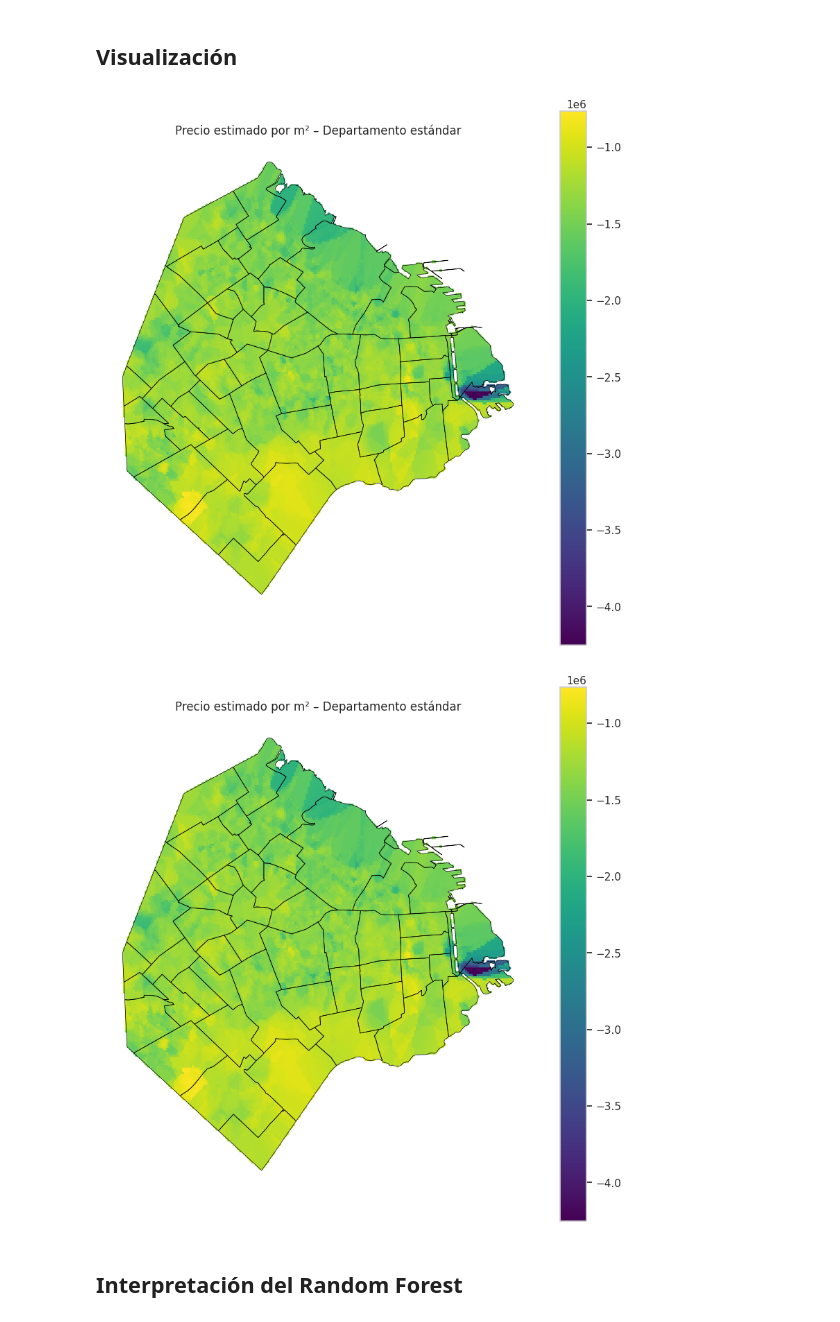
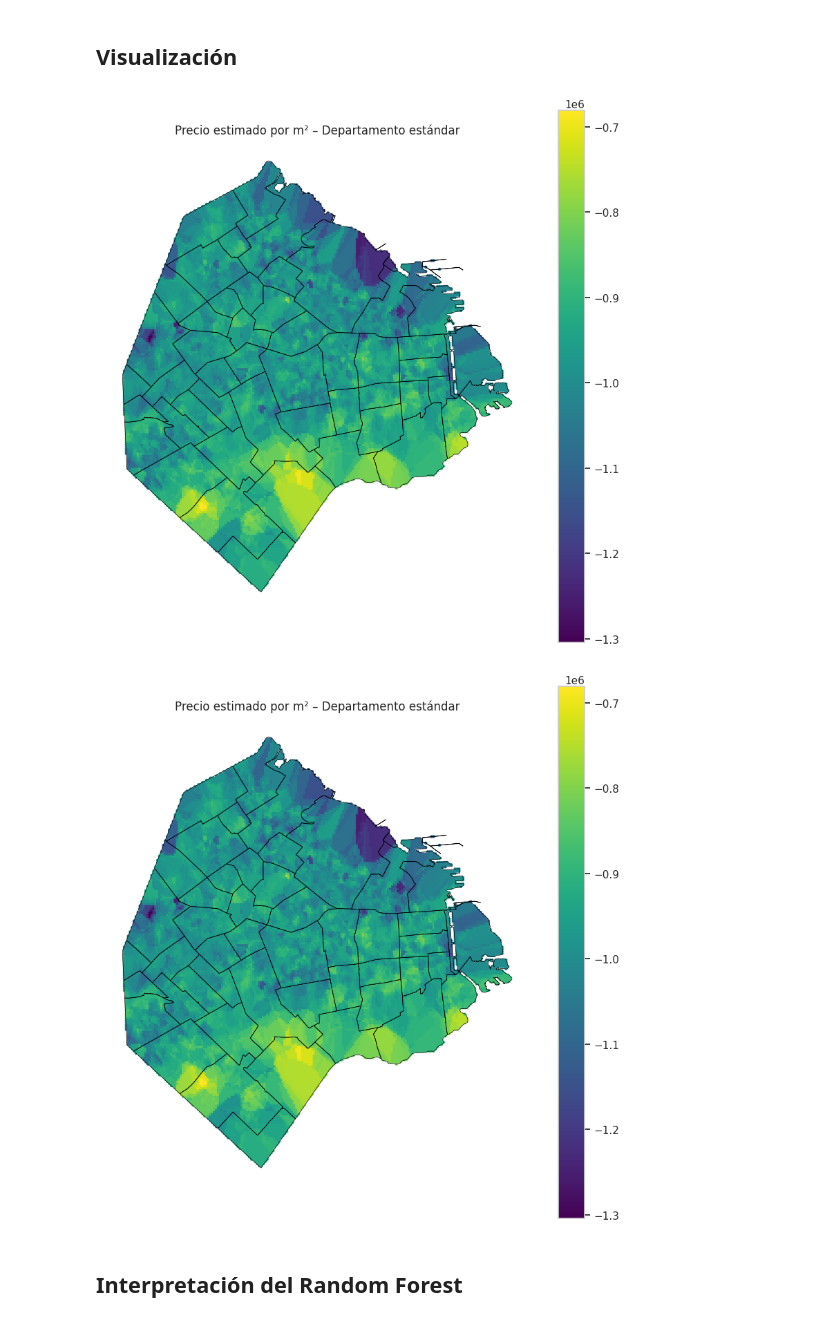
Before and after one commit to santieliges/caba-property-opportunities, a Jupyter notebook: notebooks/12_rf_kriging.ipynb, the cells around one changed output. Drawn from its saved outputs; the diff is of its cells as text; code cells hidden in the pictures.

```diff
--- a/notebooks/12_rf_kriging.ipynb
+++ b/notebooks/12_rf_kriging.ipynb
@@ -77,16 +77,17 @@ feature_cols = [
     'estado_num',
     'disposicion_Frente',
     'disposicion_Contrafrente',
-    'disposicion_Lateral'
+    'disposicion_Lateral',
+    'dist_subte',
+    'dist_universidad',
+    'dist_hospital',
+    'dist_est_educativo',
+    'dist_espacio_verde',
+    'dist_areas_programaticas',
+    'dist_avenida_rivadavia',
+    "n_robos_1000m",
+    "n_universidades_1000m"
 ]
-
-feature_cols_to_std = [
-    'area_m2_total',
-    'area_m2_descubierta',
-    'ambientes',
-    'antiguedad',
-    'expensas',
-]
 # %%
 X_train = gdf_train[feature_cols]
 y_train = gdf_train[target_col]
@@ -178,24 +179,24 @@ metrics
 # %% [markdown]
 ## Visualización
 # %%
-barrios_path = PROJECT_ROOT / 'barrios.geojson'
+barrios_path = PROJECT_ROOT / 'GeoData' / 'barrios.geojson'
 
 df_grid, barrios, std = generar_grid_predicciones(
     model,
     gdf_val,
     feature_cols
 )
 
 mapa = MapaPrecio(df_grid, barrios)
 
 mapa.plot()
 
 #mapa.save("mapa_modelo_lgwr.png")
 
 #mapa.save("mapa_modelo_lgwr.pdf")
 # %% [output]
-[figure, old version]
+[figure, new version]
-[figure, old version]
+[figure, new version]
 # %% [markdown]
 ## Interpretación del Random Forest
 # %%
```
Also changed, not shown: parts of 4 cells of this notebook, 41 other files.
